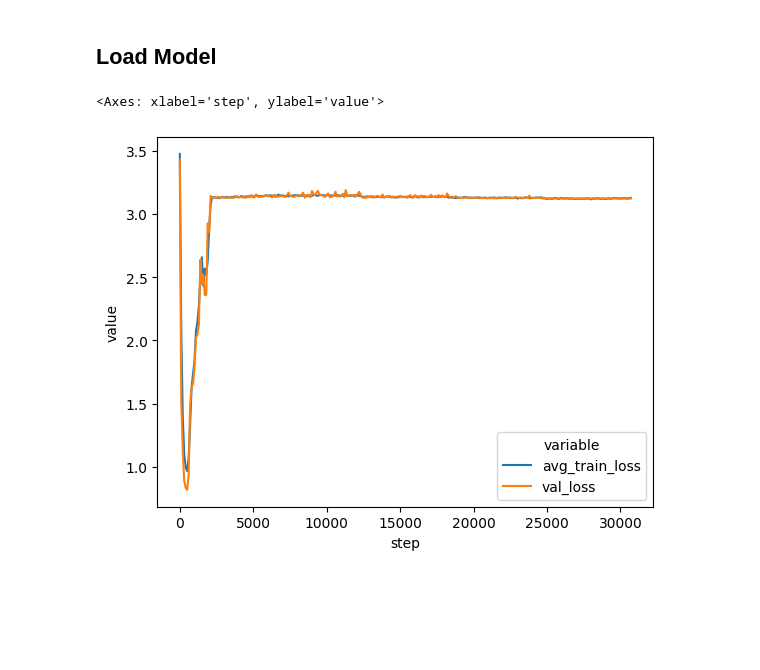
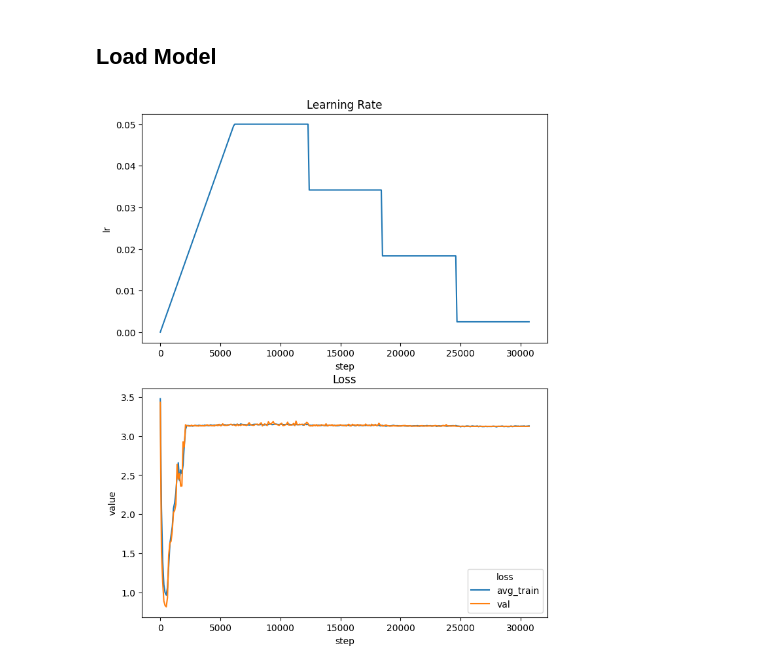
Before and after one commit to philipp-hellwig/MLC-letter-string-analogies, a Jupyter notebook: analysis_eos.ipynb, the cells around one changed output. Saved outputs shown, nothing was run; the diff lists cells and outputs as text; code cells hidden in the pictures; blank space fills up the shorter version.

```diff
--- a/analysis_eos.ipynb
+++ b/analysis_eos.ipynb
@@ -9,13 +13,17 @@ import evaluate
 DEVICE = torch.device("cuda" if torch.cuda.is_available() else "cpu")
 # %%
 checkpoint = torch.load("models/MLC_data200k_nepoch_5.pt", map_location=DEVICE)
-loss_data = pd.DataFrame(checkpoint["train_tracker"])
-loss_data = pd.melt(loss_data, id_vars=['step'], value_vars=['avg_train_loss','val_loss'])
-# plot train/val loss
-sns.lineplot(data=loss_data, x='step', y='value', hue='variable')
+train_data = pd.DataFrame(checkpoint["train_tracker"])
+loss_data = pd.melt(train_data, id_vars=['step'], value_vars=['avg_train_loss','val_loss'], var_name="loss")
+loss_data["loss"] = loss_data["loss"].str.replace("_loss", "")
+
+fig, ax = plt.subplots(2, 1, figsize=(8,10))
+_ = sns.lineplot(data=train_data, x="step", y="lr", ax=ax[0])
+_ = ax[0].set_title("Learning Rate")
+_ = sns.lineplot(data=loss_data, x='step', y='value', hue='loss', ax=ax[1])
+_ = ax[1].set_title("Loss")
 # %% [output]
-<Axes: xlabel='step', ylabel='value'>
-[figure, old version]
+[figure, new version]
 # %%
 # load model & batch
 langs, train, val, net = model.load_model("models/MLC_data200k_nepoch_5.pt")
```
Also changed, not shown: parts of 1 cell of this notebook, 6 other files.
